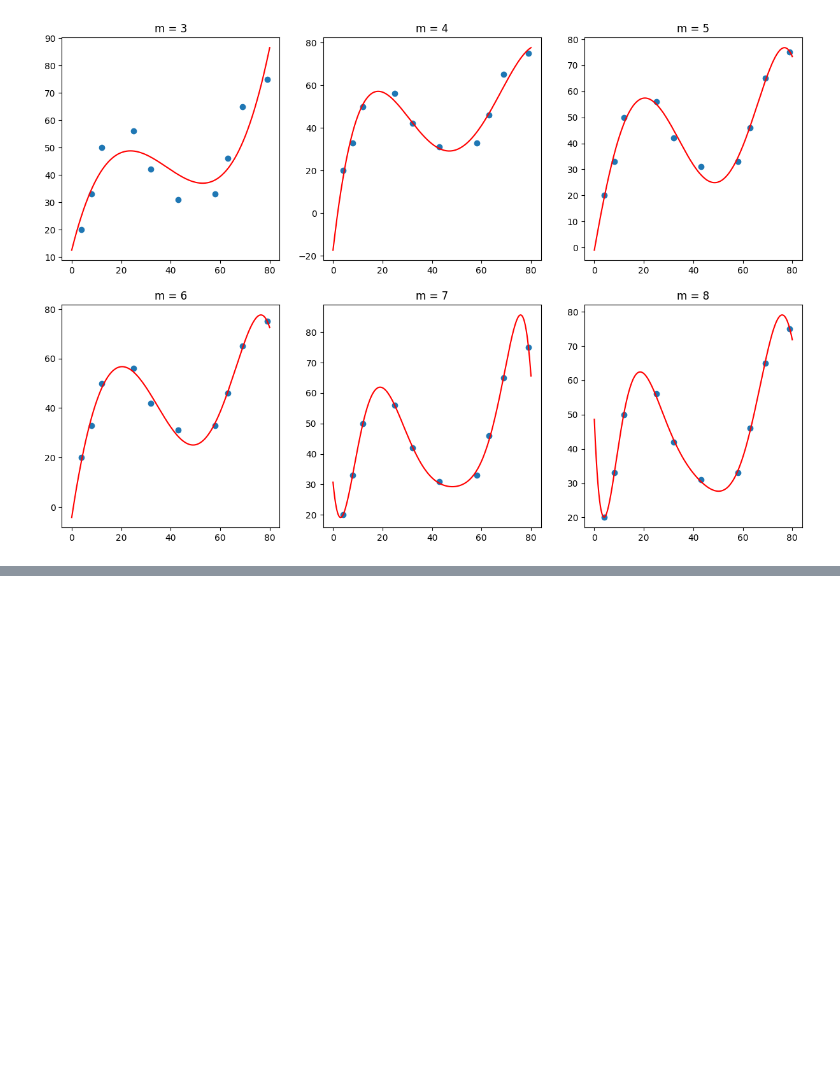
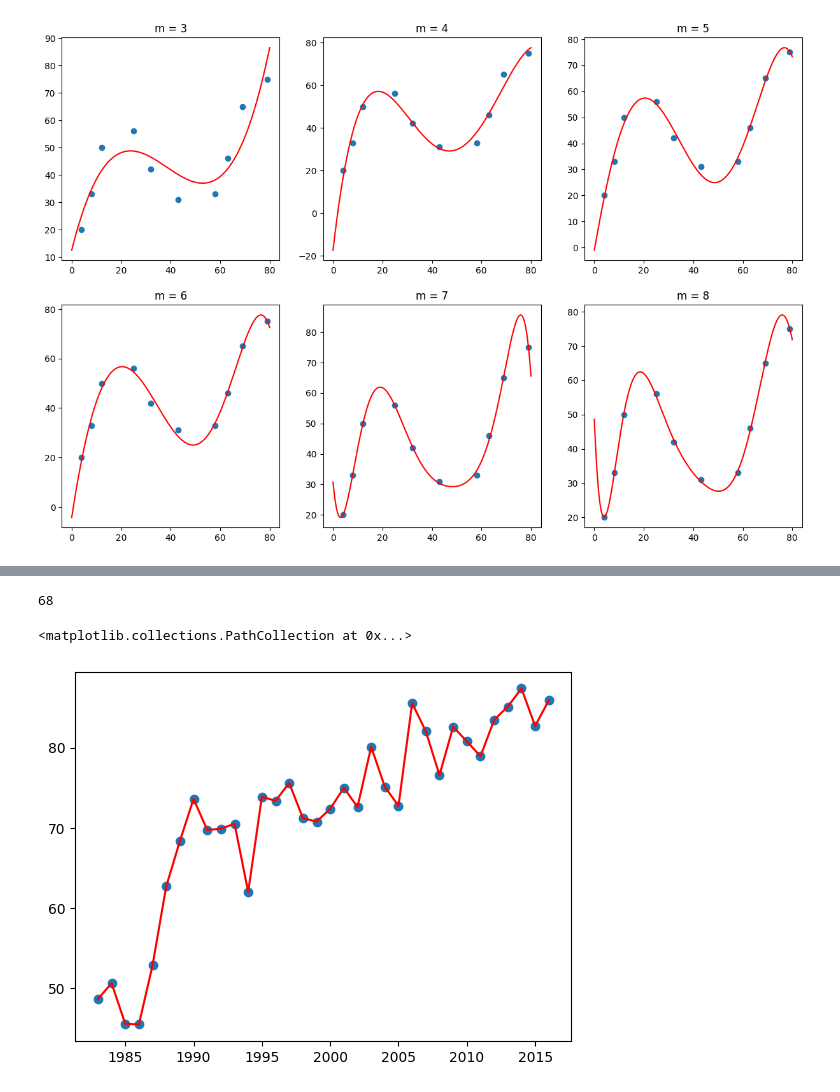
Before and after one commit to Vincent11499/mygrad, a Jupyter notebook: AI_By_Doing/5. 多项式回归实现与应用.ipynb, the cells around one changed output, grey strips where cells are left out. Cells and saved outputs as stored; diff of their text form; code cells hidden in the pictures; blank space fills up the shorter version.

```diff
--- a/AI_By_Doing/5. 多项式回归实现与应用.ipynb
+++ b/AI_By_Doing/5. 多项式回归实现与应用.ipynb
@@ -133,0 +198,4 @@ Text(0.5, 1.0, 'm = 8')
+# %%
+import pandas as pd
+df = pd.read_csv('./data/course-6-vaccine.csv')
+df.head()
@@ -133,0 +209,14 @@ Text(0.5, 1.0, 'm = 8')
+# %%
+df.size
+# %% [output]
+68
+# %%
+# 定义 x, y 的取值
+x = df["Year"]
+y = df["Values"]
+# 绘图
+plt.plot(x, y, "r")
+plt.scatter(x, y)
+# %% [output]
+<matplotlib.collections.PathCollection at 0x...>
+[figure, added]
```
Also changed, not shown: parts of 25 cells of this notebook, 10 other files.
